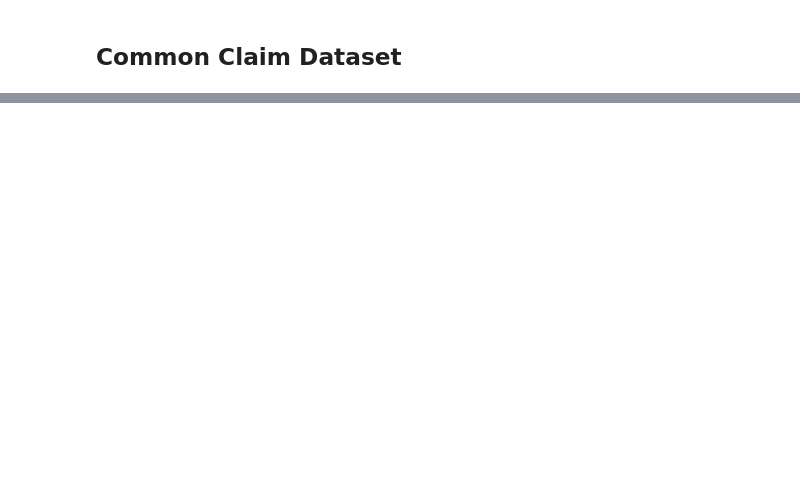
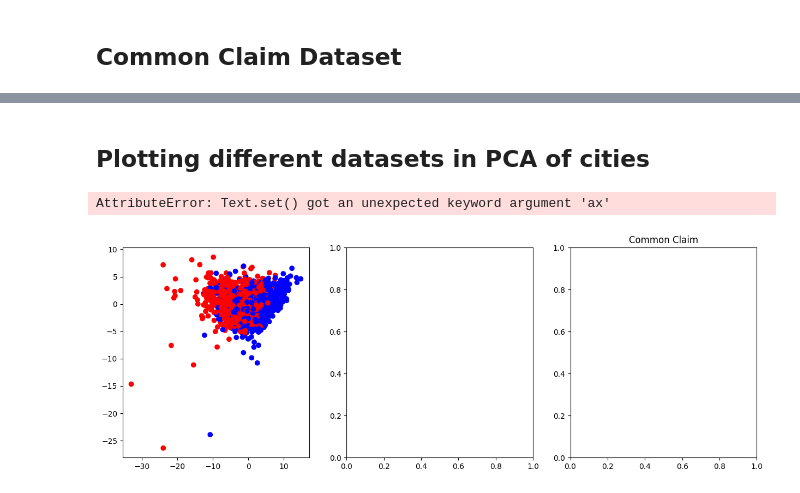
Before and after one commit to LouisCleriot/Latent-truth-detector, a Jupyter notebook: notebooks/visualize.ipynb, the cells around one changed output, grey strips where cells are left out. Saved outputs shown, nothing was run; the diff lists cells and outputs as text; code cells hidden in the pictures; blank space fills up the shorter version.

```diff
--- a/notebooks/visualize.ipynb
+++ b/notebooks/visualize.ipynb
@@ -143,0 +147,34 @@ plt.show()
+# %% [markdown]
+## Plotting different datasets in PCA of cities
+# %%
+from sklearn.decomposition import PCA
+from sklearn.preprocessing import StandardScaler
+
+X = cities_act_18.iloc[:, :-1]
+
+scaler = StandardScaler()
+X = scaler.fit_transform(X)
+
+pca = PCA(n_components=2)
+pca.fit(X)
+
+X_claim = common_claim_act_18.iloc[:, :-1]
+y_claim = common_claim_act_18.iloc[:, -1]
+X_neg = neg_cities_act_18.iloc[:, :-1]
+y_neg = neg_cities_act_18.iloc[:, -1]
+X_conj = conj_cities_act_18.iloc[:, :-1]
+y_conj = conj_cities_act_18.iloc[:, -1]
+
+
+for i,X,y in zip(range(3),[X_claim,X_neg,X_conj],[y_claim,y_neg,y_conj]):
+    X = scaler.fit_transform(X)
+    X = pca.transform(X)
+    plt.subplot(1,3,i+1)
+    plt.scatter(X[:,0],X[:,1],c=y,cmap='bwr')
+    plt.title(['Common Claim','Negative Cities','Conjonction'][i])
+    plt.xlabel('PC1')
+    plt.ylabel('PC2')
+plt.show()
+# %% [output]
+AttributeError: Text.set() got an unexpected keyword argument 'ax'
+[figure, added]
```
Also changed, not shown: parts of 6 cells of this notebook.
